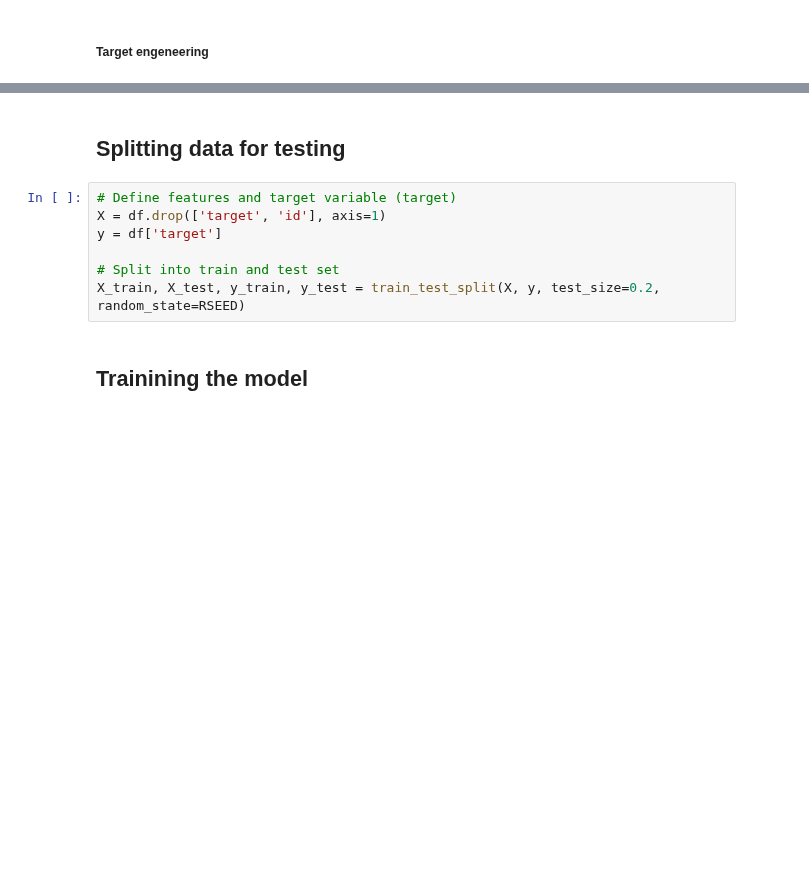
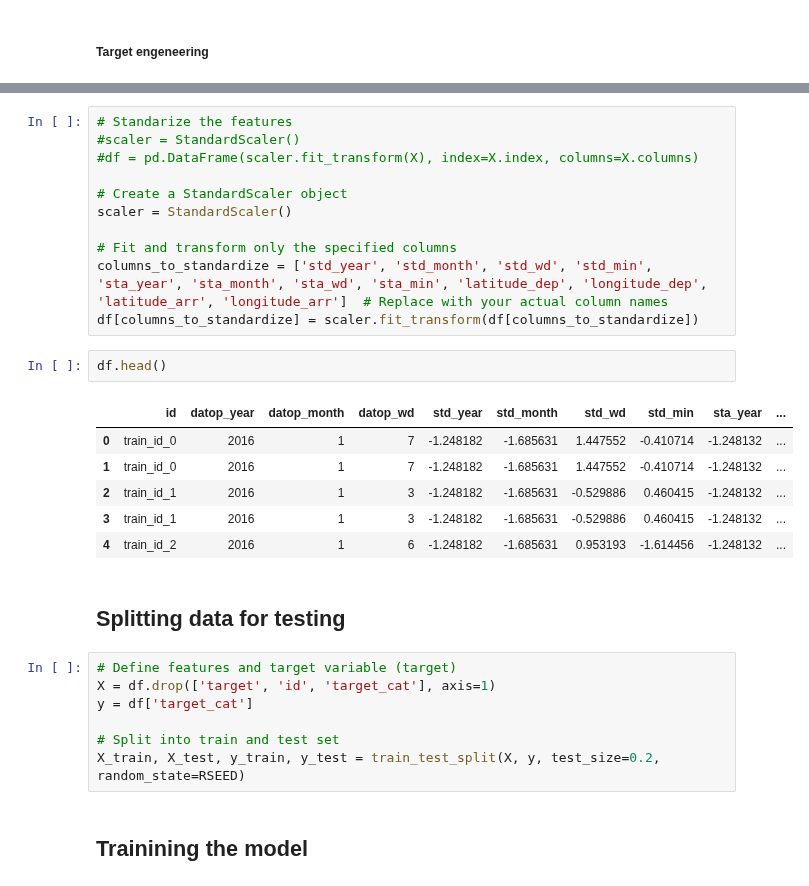
Before and after one commit to SimonBernarding/ML_project_SimonBernarding, a Jupyter notebook: project_classification.ipynb, the cells around one changed output, grey strips where cells are left out. Cells and saved outputs as stored; diff of their text form; blank space fills up the shorter version.

```diff
--- a/project_classification.ipynb
+++ b/project_classification.ipynb
@@ -584,9 +601,29 @@ df.head(3)
+# %%
+# Standarize the features
+#scaler = StandardScaler()
+#df = pd.DataFrame(scaler.fit_transform(X), index=X.index, columns=X.columns)
+
+# Create a StandardScaler object
+scaler = StandardScaler()
+
+# Fit and transform only the specified columns
+columns_to_standardize = ['std_year', 'std_month', 'std_wd', 'std_min', 'sta_year', 'sta_month', 'sta_wd', 'sta_min', 'latitude_dep', 'longitude_dep', 'latitude_arr', 'longitude_arr']  # Replace with your actual column names
+df[columns_to_standardize] = scaler.fit_transform(df[columns_to_standardize])
+# %%
+df.head()
+# %% [output]
+|  | id | datop_year | datop_month | datop_wd | std_year | std_month | std_wd | std_min | sta_year | ... |
+| 0 | train_id_0 | 2016 | 1 | 7 | -1.248182 | -1.685631 | 1.447552 | -0.410714 | -1.248132 | ... |
+| 1 | train_id_0 | 2016 | 1 | 7 | -1.248182 | -1.685631 | 1.447552 | -0.410714 | -1.248132 | ... |
+| 2 | train_id_1 | 2016 | 1 | 3 | -1.248182 | -1.685631 | -0.529886 | 0.460415 | -1.248132 | ... |
+| 3 | train_id_1 | 2016 | 1 | 3 | -1.248182 | -1.685631 | -0.529886 | 0.460415 | -1.248132 | ... |
+| 4 | train_id_2 | 2016 | 1 | 6 | -1.248182 | -1.685631 | 0.953193 | -1.614456 | -1.248132 | ... |
 # %% [markdown]
 ## Splitting data for testing
 # %%
 # Define features and target variable (target)
-X = df.drop(['target', 'id'], axis=1)
-y = df['target']
+X = df.drop(['target', 'id', 'target_cat'], axis=1)
+y = df['target_cat']
 
 # Split into train and test set
 X_train, X_test, y_train, y_test = train_test_split(X, y, test_size=0.2, random_state=RSEED)
```
Also changed, not shown: parts of 9 cells of this notebook.
